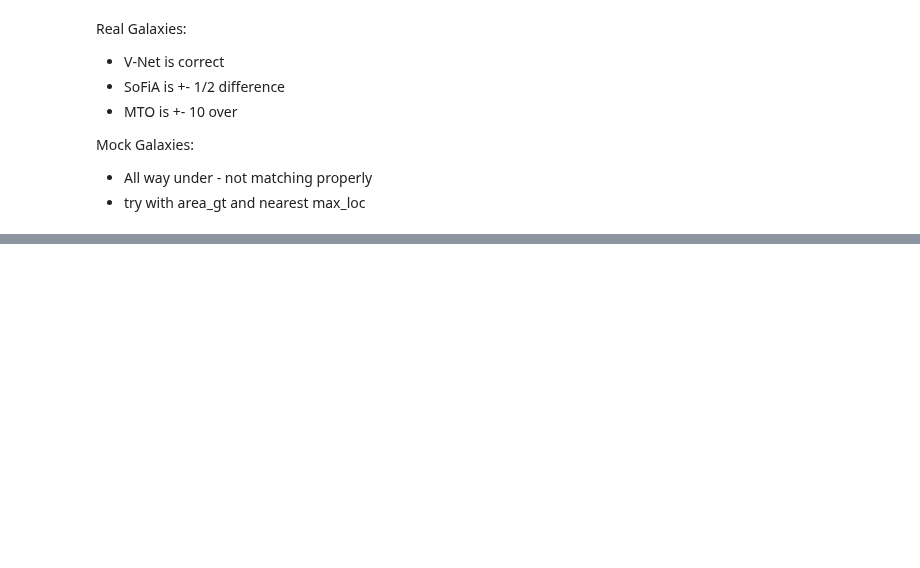
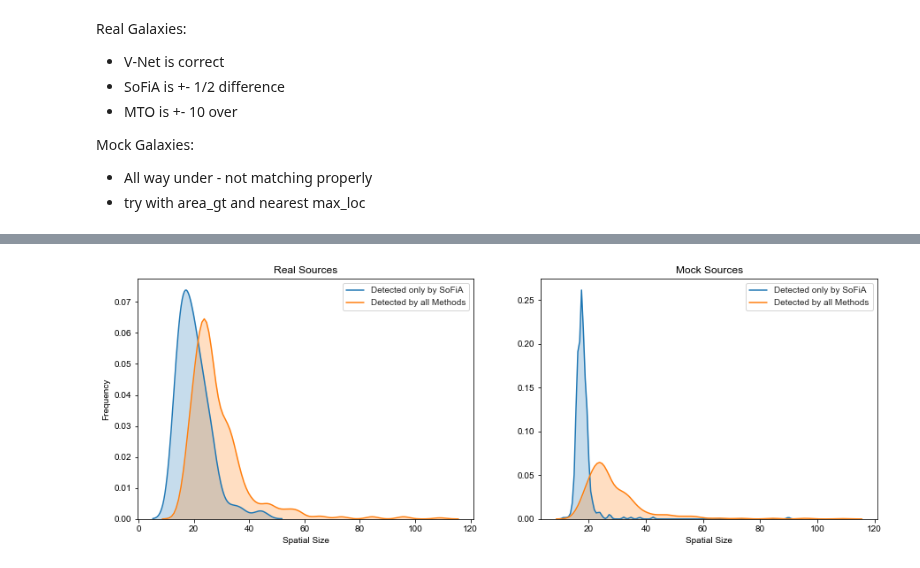
Before and after one commit to Jbarkai/HISourceFinder, a Jupyter notebook: src/analyse_results/Report Plots.ipynb, the cells around one changed output, grey strips where cells are left out. Saved outputs shown, nothing was run; the diff lists cells and outputs as text; code cells hidden in the pictures; blank space fills up the shorter version.

```diff
--- a/src/analyse_results/Report Plots.ipynb
+++ b/src/analyse_results/Report Plots.ipynb
@@ -164,0 +338,17 @@ len(sofia_cat_df[(sofia_cat_df.type == "mock")]), len(sofia_mock_df), len(sofia_
+# %%
+fig, axes = plt.subplots(1, 2, figsize=(15,5), facecolor='white')
+axes[0].set_title("Real Sources")
+axes[1].set_title("Mock Sources")
+sns.set_style("white")
+sns.kdeplot(data=np.sqrt(only_by_sofia[r"$\Delta$x (kpc)"]**2 + only_by_sofia[r"$\Delta$y (kpc)"]**2 ), shade=True, label="Detected only by SoFiA", ax=axes[0])
+sns.kdeplot(data=np.sqrt(all_methods[r"$\Delta$x (kpc)"]**2 + all_methods[r"$\Delta$y (kpc)"]**2 ), shade=True, label="Detected by all Methods", ax=axes[0])
+axes[0].legend()
+axes[0].set_xlabel("Spatial Size")
+axes[0].set_ylabel("Frequency")
+sns.kdeplot(data=np.sqrt(only_by_vnet[r"$\Delta$x (kpc)"]**2 + only_by_vnet[r"$\Delta$y (kpc)"]**2 ), shade=True, label="Detected only by SoFiA", ax=axes[1])
+sns.kdeplot(data=np.sqrt(all_methods[r"$\Delta$x (kpc)"]**2 + all_methods[r"$\Delta$y (kpc)"]**2 ), shade=True, label="Detected by all Methods", ax=axes[1])
+axes[1].set_xlabel("Spatial Size")
+axes[1].legend()
+plt.show()
+# %% [output]
+[figure, added]
```
Also changed, not shown: parts of 61 cells of this notebook, 1 other file.
